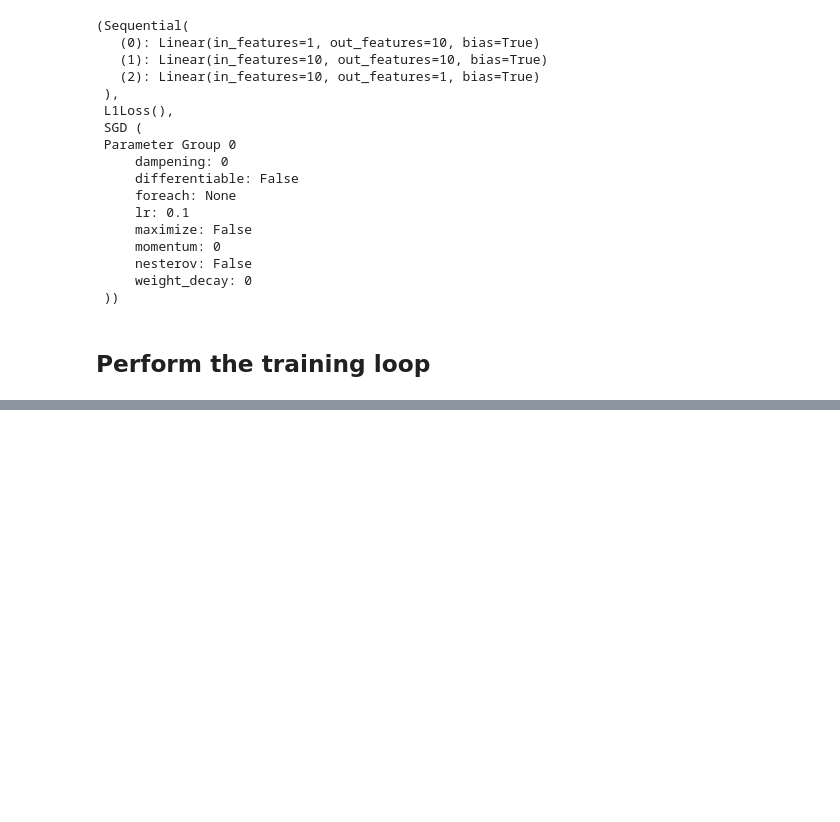
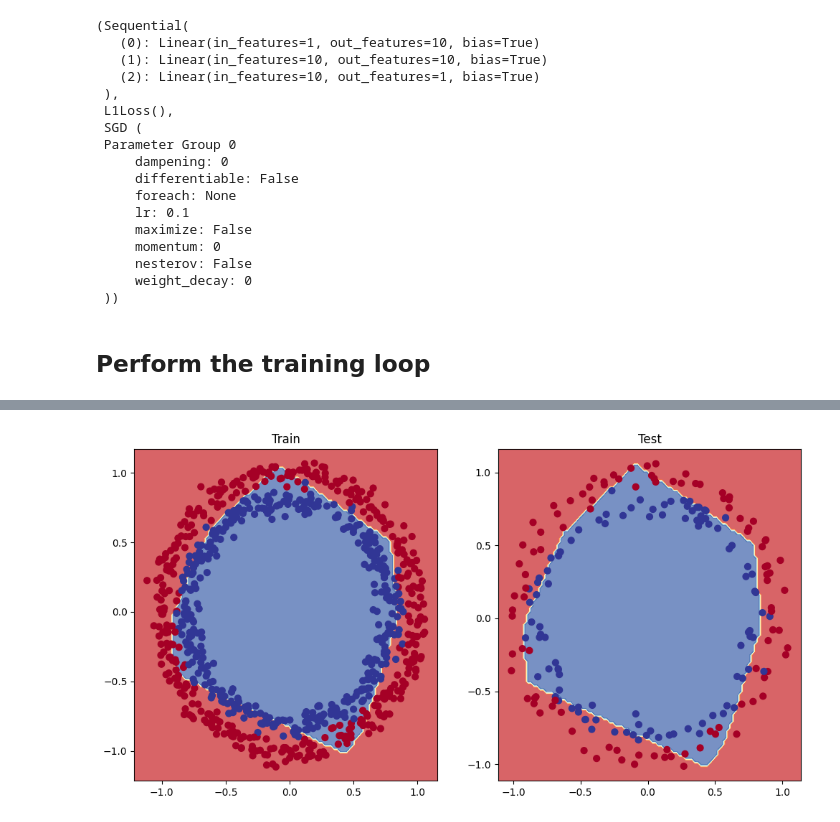
Before and after one commit to bikash119/bikash119, a Jupyter notebook: learn_pytorch_02.ipynb, the cells around one changed output, grey strips where cells are left out. Drawn from its saved outputs; the diff is of its cells as text; code cells hidden in the pictures; blank space fills up the shorter version.

```diff
--- a/learn_pytorch_02.ipynb
+++ b/learn_pytorch_02.ipynb
@@ -577,0 +581,10 @@ plot_prediction(train_data=X_train_regression.cpu(),
+# %%
+model_3 = nn.Sequential(
+    nn.Linear(in_features=2, out_features=10),
+    #nn.ReLU(),
+    nn.Linear(in_features=10, out_features=10),
+    nn.ReLU(),
+    nn.Linear(in_features=10, out_features=1),
+    #nn.ReLU()
+).to(device)
+model_3
@@ -577,0 +668,11 @@ plot_prediction(train_data=X_train_regression.cpu(),
+# %%
+# Plot decision boundaries for training and test sets
+plt.figure(figsize=(12, 6))
+plt.subplot(1, 2, 1)
+plt.title("Train")
+plot_decision_boundary(model_3, X=X_train, y=y_train)
+plt.subplot(1, 2, 2)
+plt.title("Test")
+plot_decision_boundary(model_3, X=X_test, y=y_test)
+# %% [output]
+[figure, added]
```
Also changed, not shown: parts of 33 cells of this notebook.
